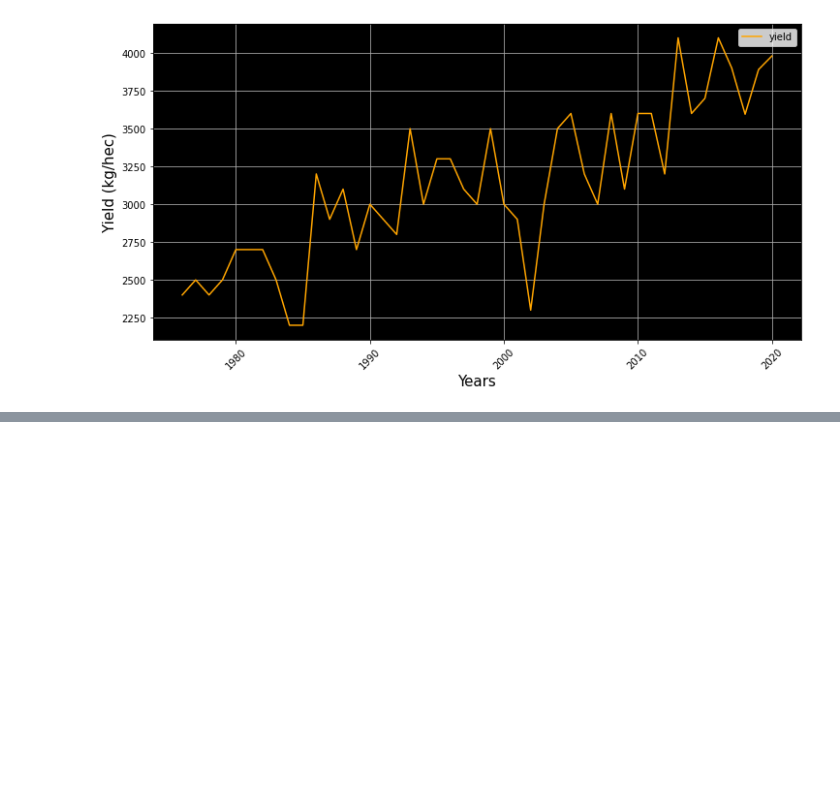
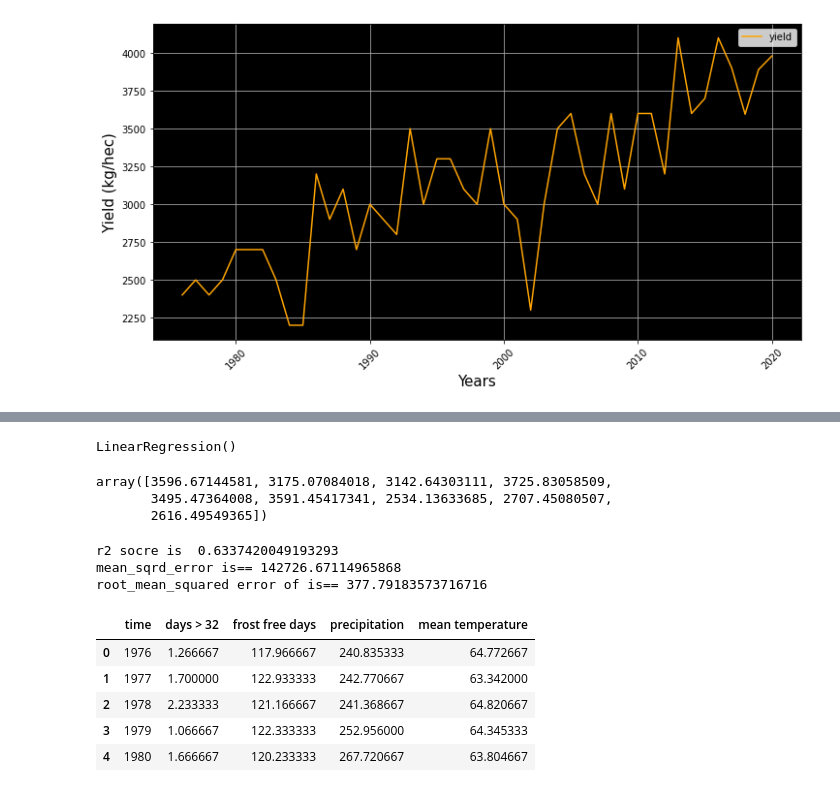
Before and after one commit to Edgar-Pacheco/TheoryMeshTeam10, a Jupyter notebook: yields/yields.ipynb, the cells around one changed output, grey strips where cells are left out. Cells and saved outputs as stored; diff of their text form; code cells hidden in the pictures; blank space fills up the shorter version.

```diff
--- a/yields/yields.ipynb
+++ b/yields/yields.ipynb
@@ -142,0 +129,3 @@ crops
+# %%
+x = crops.drop('kg/hec',axis=1)
+y = crops['kg/hec']
@@ -142,0 +134,21 @@ crops
+# %%
+LR = LinearRegression()
+LR.fit(x_train,y_train)
+# %% [output]
+LinearRegression()
+# %%
+y_prediction =  LR.predict(x_test)
+y_prediction
+# %% [output]
+array([3596.67144581, 3175.07084018, 3142.64303111, 3725.83058509,
+       3495.47364008, 3591.45417341, 2534.13633685, 2707.45080507,
+       2616.49549365])
+# %%
+score=r2_score(y_test,y_prediction)
+print('r2 socre is ',score)
+print('mean_sqrd_error is==',mean_squared_error(y_test,y_prediction))
+print('root_mean_squared error of is==',np.sqrt(mean_squared_error(y_test,y_prediction)))
+# %% [output]
+r2 socre is  0.6337420049193293
+mean_sqrd_error is== 142726.67114965868
+root_mean_squared error of is== 377.79183573716716
@@ -142,0 +157,9 @@ crops
+# %%
+x.head()
+# %% [output]
+|  | time | days > 32 | frost free days | precipitation | mean temperature |
+| 0 | 1976 | 1.266667 | 117.966667 | 240.835333 | 64.772667 |
+| 1 | 1977 | 1.700000 | 122.933333 | 242.770667 | 63.342000 |
+| 2 | 1978 | 2.233333 | 121.166667 | 241.368667 | 64.820667 |
+| 3 | 1979 | 1.066667 | 122.333333 | 252.956000 | 64.345333 |
+| 4 | 1980 | 1.666667 | 120.233333 | 267.720667 | 63.804667 |
```
Also changed, not shown: parts of 15 cells of this notebook, 6 other files.
